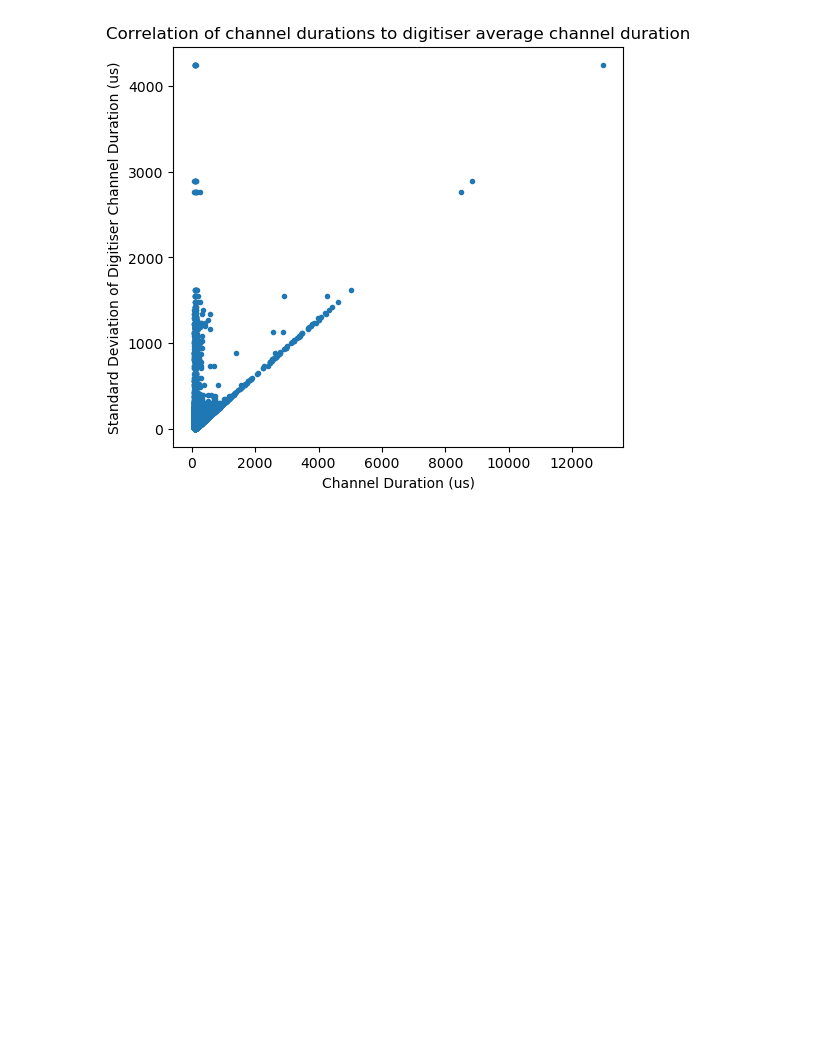
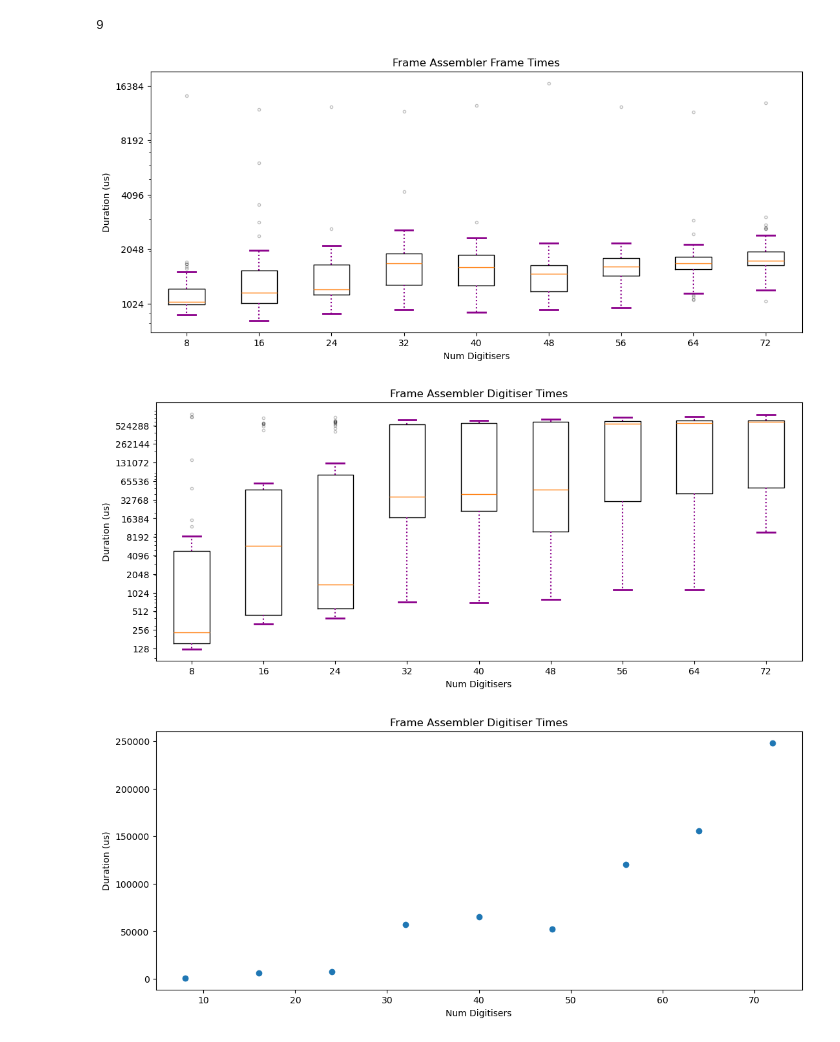
Before and after one commit to Modularius/pipeline-test, a Jupyter notebook: Jupyter/trace.ipynb, the cells around one changed output. Saved outputs shown, nothing was run; the diff lists cells and outputs as text; code cells hidden in the pictures; blank space fills up the shorter version.

```diff
--- a/Jupyter/trace.ipynb
+++ b/Jupyter/trace.ipynb
@@ -30,5 +26,6 @@ for run in runs:
-# %%
-for run in runs:
-    bm.plot_correlations(run)
-# %% [output]
-[figure, removed]
+# %%
+#scrape.load()
+scrape.make_trace_banks()
+runs = scrape.get_last_n_runs(9)
+# %% [output]
+9
@@ -34,0 +52,9 @@ for run in runs:
+# %%
+import run_ensemble
+#run_ensemble.plot_event_formation(runs)
+run_ensemble.plot_aggregation(runs)
+#run_ensemble.plot_writer(runs)
+# %% [output]
+[figure, added]
+[figure, added]
+[figure, added]
```
Also changed, not shown: parts of 7 cells of this notebook, 13 other files.
